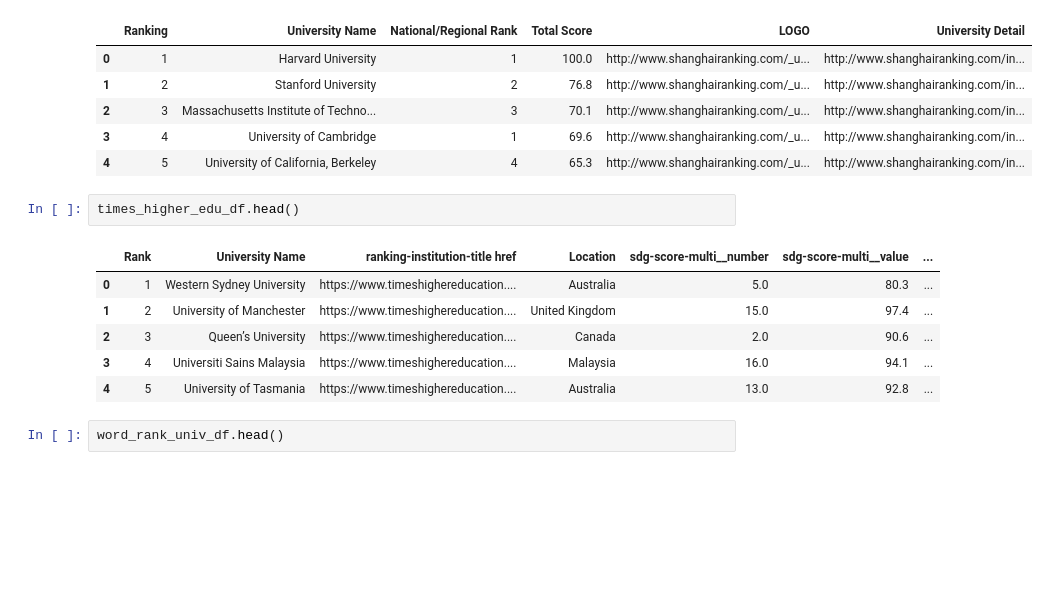
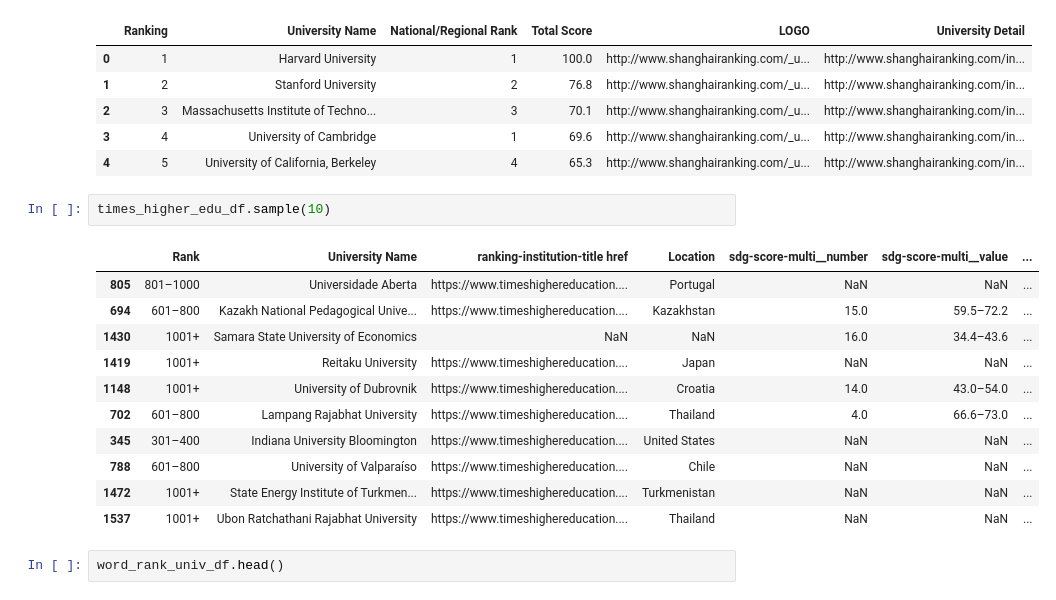
Before and after one commit to Tuwaiq-DS-ML-bootcamp-V-8/Usecase-3-Project-2, a Jupyter notebook: EDA explain template.ipynb, the cells around one changed output. Cells and saved outputs as stored; diff of their text form; blank space fills up the shorter version.

```diff
--- a/EDA explain template.ipynb
+++ b/EDA explain template.ipynb
@@ -42,14 +42,19 @@ shanghai_rank_df.head()
 | 3 | 4 | University of Cambridge | 1 | 69.6 | http://www.shanghairanking.com/_u... | http://www.shanghairanking.com/in... |
 | 4 | 5 | University of California, Berkeley | 4 | 65.3 | http://www.shanghairanking.com/_u... | http://www.shanghairanking.com/in... |
 # %%
-times_higher_edu_df.head()
+times_higher_edu_df.sample(10)
 # %% [output]
 |  | Rank | University Name | ranking-institution-title href | Location | sdg-score-multi__number | sdg-score-multi__value | ... |
-| 0 | 1 | Western Sydney University | https://www.timeshighereducation.... | Australia | 5.0 | 80.3 | ... |
-| 1 | 2 | University of Manchester | https://www.timeshighereducation.... | United Kingdom | 15.0 | 97.4 | ... |
-| 2 | 3 | Queen’s University | https://www.timeshighereducation.... | Canada | 2.0 | 90.6 | ... |
-| 3 | 4 | Universiti Sains Malaysia | https://www.timeshighereducation.... | Malaysia | 16.0 | 94.1 | ... |
-| 4 | 5 | University of Tasmania | https://www.timeshighereducation.... | Australia | 13.0 | 92.8 | ... |
+| 805 | 801–1000 | Universidade Aberta | https://www.timeshighereducation.... | Portugal | NaN | NaN | ... |
+| 694 | 601–800 | Kazakh National Pedagogical Unive... | https://www.timeshighereducation.... | Kazakhstan | 15.0 | 59.5–72.2 | ... |
+| 1430 | 1001+ | Samara State University of Economics | NaN | NaN | 16.0 | 34.4–43.6 | ... |
+| 1419 | 1001+ | Reitaku University | https://www.timeshighereducation.... | Japan | NaN | NaN | ... |
+| 1148 | 1001+ | University of Dubrovnik | https://www.timeshighereducation.... | Croatia | 14.0 | 43.0–54.0 | ... |
+| 702 | 601–800 | Lampang Rajabhat University | https://www.timeshighereducation.... | Thailand | 4.0 | 66.6–73.0 | ... |
+| 345 | 301–400 | Indiana University Bloomington | https://www.timeshighereducation.... | United States | NaN | NaN | ... |
+| 788 | 601–800 | University of Valparaíso | https://www.timeshighereducation.... | Chile | NaN | NaN | ... |
+| 1472 | 1001+ | State Energy Institute of Turkmen... | https://www.timeshighereducation.... | Turkmenistan | NaN | NaN | ... |
+| 1537 | 1001+ | Ubon Ratchathani Rajabhat University | https://www.timeshighereducation.... | Thailand | NaN | NaN | ... |
 # %%
 word_rank_univ_df.head()
 # %% [output]
```
Also changed, not shown: parts of 10 cells of this notebook.
